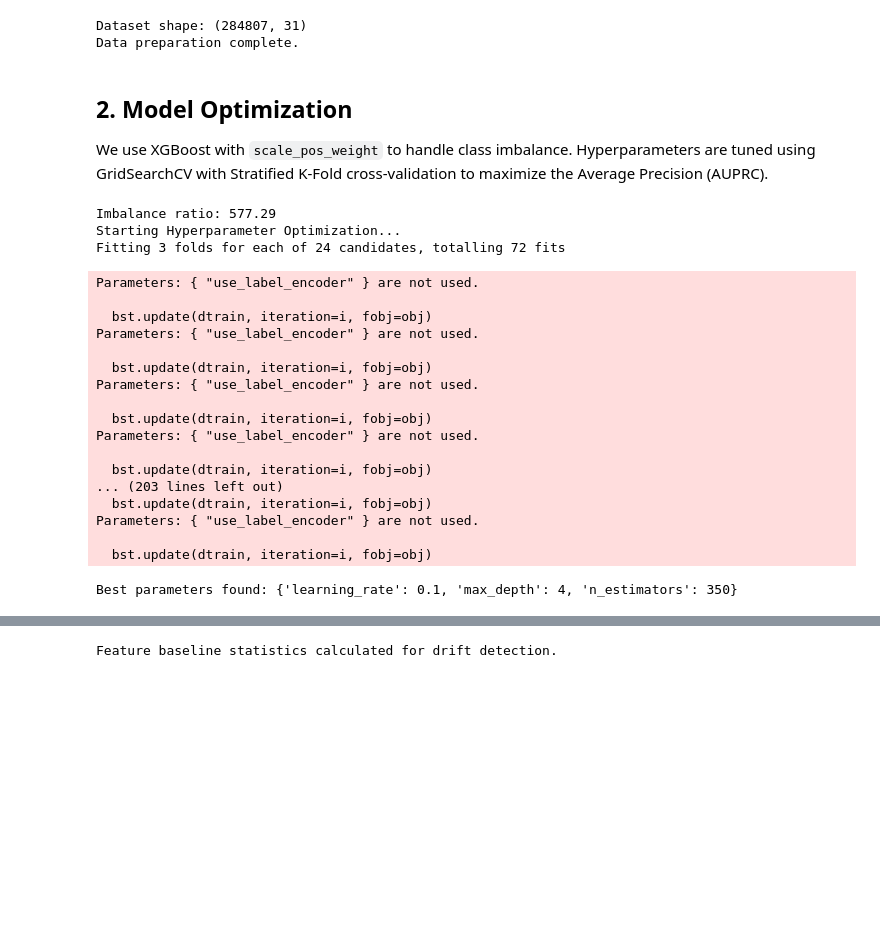
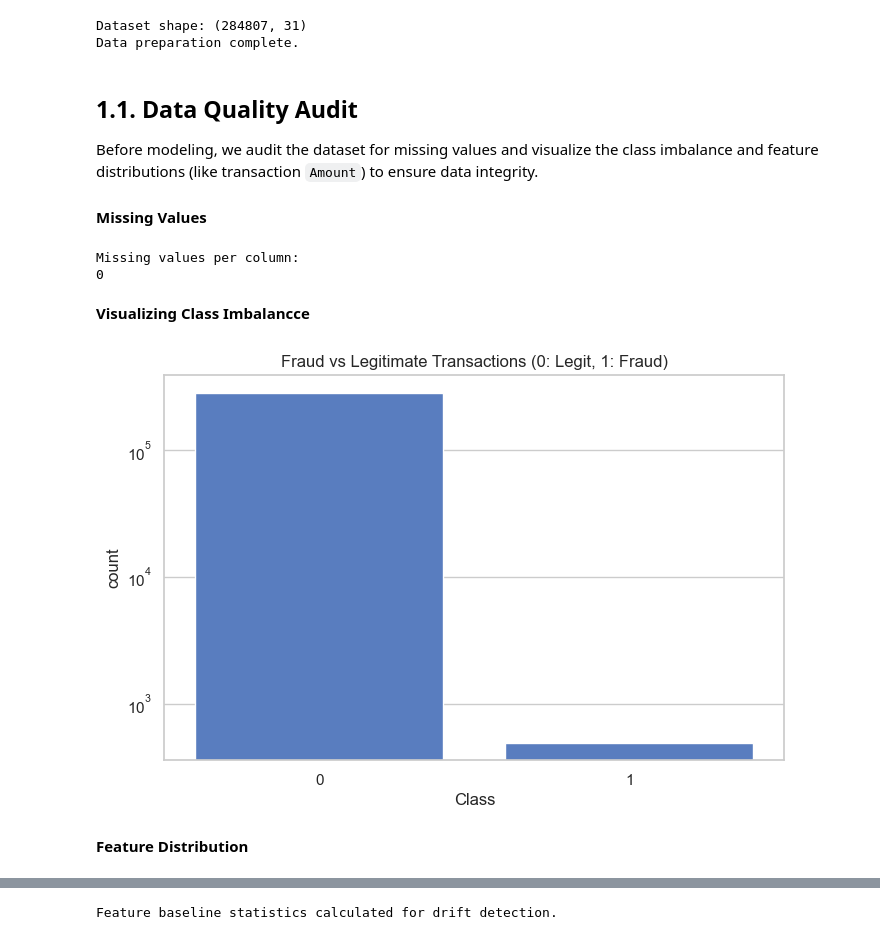
Before and after one commit to mayank2004201/fraud-detection-api, a Jupyter notebook: training/train.ipynb, the cells around one changed output, grey strips where cells are left out. Cells and saved outputs as stored; diff of their text form; code cells hidden in the pictures; blank space fills up the shorter version.

```diff
--- a/training/train.ipynb
+++ b/training/train.ipynb
@@ -57,58 +85,27 @@ print("Data preparation complete.")
 Dataset shape: (284807, 31)
 Data preparation complete.
 # %% [markdown]
-## 2. Model Optimization
-We use XGBoost with `scale_pos_weight` to handle class imbalance. Hyperparameters are tuned using GridSearchCV with Stratified K-Fold cross-validation to maximize the Average Precision (AUPRC).
+## 1.1. Data Quality Audit
+Before modeling, we audit the dataset for missing values and visualize the class imbalance and feature distributions (like transaction `Amount`) to ensure data integrity.
+# %% [markdown]
+**Missing Values**
 # %%
-# Calculate scale_pos_weight for imbalance
-ratio = (y_train == 0).sum() / (y_train == 1).sum()
-print(f"Imbalance ratio: {ratio:.2f}")
-
-param_grid = {
-    'max_depth': [4, 6],
-    'learning_rate': [0.05, 0.1],
-    'n_estimators': [i for i in range(100,400,50)]
-}
-
-xgb = XGBClassifier(
-    scale_pos_weight=ratio,
-    random_state=SEED,
-    use_label_encoder=False,
-    eval_metric='logloss'
-)
-
-grid_search = GridSearchCV(
-    xgb,
-    param_grid,
-    cv=StratifiedKFold(n_splits=3),
-    scoring='average_precision',
-    verbose=1
-)
-
-print("Starting Hyperparameter Optimization...")
-grid_search.fit(X_train, y_train)
-
-best_model = grid_search.best_estimator_
-print(f"Best parameters found: {grid_search.best_params_}")
+# Missing values check
+print("Missing values per column:")
+print(df.isnull().sum().sum())
 # %% [output]
-Imbalance ratio: 577.29
-Starting Hyperparameter Optimization...
-Fitting 3 folds for each of 24 candidates, totalling 72 fits
+Missing values per column:
+0
-Parameters: { "use_label_encoder" } are not used.
-
-  bst.update(dtrain, iteration=i, fobj=obj)
-Parameters: { "use_label_encoder" } are not used.
-
-  bst.update(dtrain, iteration=i, fobj=obj)
-Parameters: { "use_label_encoder" } are not used.
-
-  bst.update(dtrain, iteration=i, fobj=obj)
-Parameters: { "use_label_encoder" } are not used.
-
-  bst.update(dtrain, iteration=i, fobj=obj)
-... (203 lines left out)
-  bst.update(dtrain, iteration=i, fobj=obj)
-Parameters: { "use_label_encoder" } are not used.
-
-  bst.update(dtrain, iteration=i, fobj=obj)
-Best parameters found: {'learning_rate': 0.1, 'max_depth': 4, 'n_estimators': 350}
+# %% [markdown]
+**Visualizing Class Imbalancce**
+# %%
+# Class distribution visualization
+plt.figure(figsize=(8, 5))
+sns.countplot(x='Class', data=df)
+plt.title('Fraud vs Legitimate Transactions (0: Legit, 1: Fraud)')
+plt.yscale('log') # Log scale to see the minority class clearly
+plt.show()
+# %% [output]
+[figure, added]
+# %% [markdown]
+**Feature Distribution**
```
Also changed, not shown: parts of 30 cells of this notebook.
